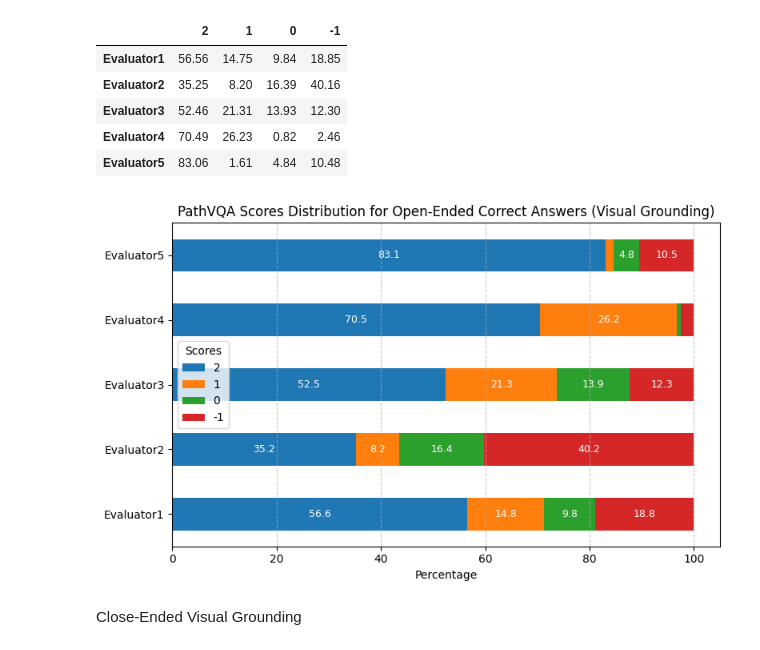
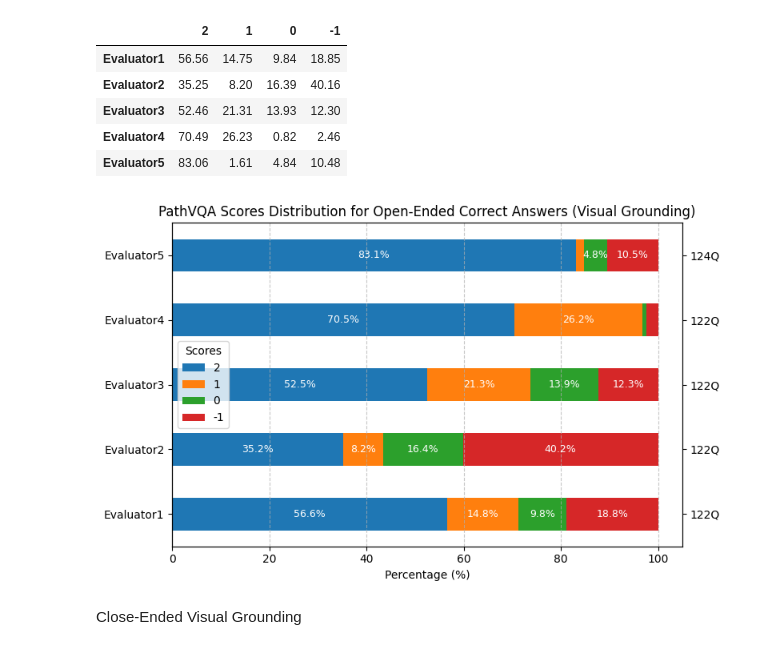
Before and after one commit to embedded-robotics/path-open-data, a Jupyter notebook: data_eval_analysis_scripts/pathvqa_eval_data_analysis_combined.ipynb, the cells around one changed output. Cells and saved outputs as stored; diff of their text form; code cells hidden in the pictures.

Commit message:
Finalized the graphs for evaluation

```diff
--- a/data_eval_analysis_scripts/pathvqa_eval_data_analysis_combined.ipynb
+++ b/data_eval_analysis_scripts/pathvqa_eval_data_analysis_combined.ipynb
@@ -48,10 +49,14 @@ correct_answers_open_ended_know_inter
 # %%
 ax = correct_answers_open_ended_know_inter.plot(kind='barh', stacked=True, figsize=(8, 5))
 for container in ax.containers:
-    labels = [f'{v.get_width():.1f}' if v.get_width() > 3 else '' for v in container]
+    labels = [f'{v.get_width():.1f}%' if v.get_width() > 4 else '' for v in container]
     ax.bar_label(container, label_type='center', fontsize=9, color='white', labels=labels)
+ax2 = ax.twinx()
+ax2.set_ylim(ax.get_ylim())
+ax2.set_yticks(ax.get_yticks())
+ax2.set_yticklabels([f"{val}Q" for val in correct_answers_open_ended_know_inter_total], fontsize=10)
 ax.set_title('PathVQA Scores Distribution for Open-Ended Correct Answers (Knowledge Interpretation)')
-ax.set_xlabel('Percentage')
+ax.set_xlabel('Percentage (%)')
 ax.grid(axis='x', linestyle='--', alpha=0.7)
 ax.legend(title='Scores', loc='best')
 plt.xticks(rotation=0)
@@ -73,6 +78,7 @@ correct_answers_open_ended_vis_grounding['Level 2'] = round((correct_answers_ope
 correct_answers_open_ended_vis_grounding['Level 1'] = round((correct_answers_open_ended_vis_grounding['Level 1']/correct_answers_open_ended_vis_grounding['Total'])*100, 2)
 correct_answers_open_ended_vis_grounding['Level 0'] = round((correct_answers_open_ended_vis_grounding['Level 0']/correct_answers_open_ended_vis_grounding['Total'])*100, 2)
 correct_answers_open_ended_vis_grounding['Level -1'] = round((correct_answers_open_ended_vis_grounding['Level -1']/correct_answers_open_ended_vis_grounding['Total'])*100, 2)
+correct_answers_open_ended_vis_grounding_total = correct_answers_open_ended_vis_grounding['Total']
 correct_answers_open_ended_vis_grounding = correct_answers_open_ended_vis_grounding.drop(columns=['Total']).rename(columns={'Level 2': '2',
                                                                                                                       'Level 1': '1',
                                                                                                                       'Level 0': '0',
@@ -89,18 +95,22 @@ correct_answers_open_ended_vis_grounding
 # %%
 ax = correct_answers_open_ended_vis_grounding.plot(kind='barh', stacked=True, figsize=(8, 5))
 for container in ax.containers:
-    labels = [f'{v.get_width():.1f}' if v.get_width() > 3 else '' for v in container]
+    labels = [f'{v.get_width():.1f}%' if v.get_width() > 4 else '' for v in container]
     ax.bar_label(container, label_type='center', fontsize=9, color='white', labels=labels)
+ax2 = ax.twinx()
+ax2.set_ylim(ax.get_ylim())
+ax2.set_yticks(ax.get_yticks())
+ax2.set_yticklabels([f"{val}Q" for val in correct_answers_open_ended_vis_grounding_total], fontsize=10)
 ax.set_title('PathVQA Scores Distribution for Open-Ended Correct Answers (Visual Grounding)')
-ax.set_xlabel('Percentage')
+ax.set_xlabel('Percentage (%)')
 ax.grid(axis='x', linestyle='--', alpha=0.7)
 ax.legend(title='Scores', loc='best')
 plt.xticks(rotation=0)
 plt.tight_layout()
 plt.savefig(f'{output_data_path}/pathvqa_open_ended_correct_answers_vis_grounding.png')
 plt.show()
 # %% [output]
-[figure, old version]
+[figure, new version]
 # %% [markdown]
 Close-Ended Visual Grounding
 # %%
```
Also changed, not shown: parts of 4 cells of this notebook, 23 other files.
